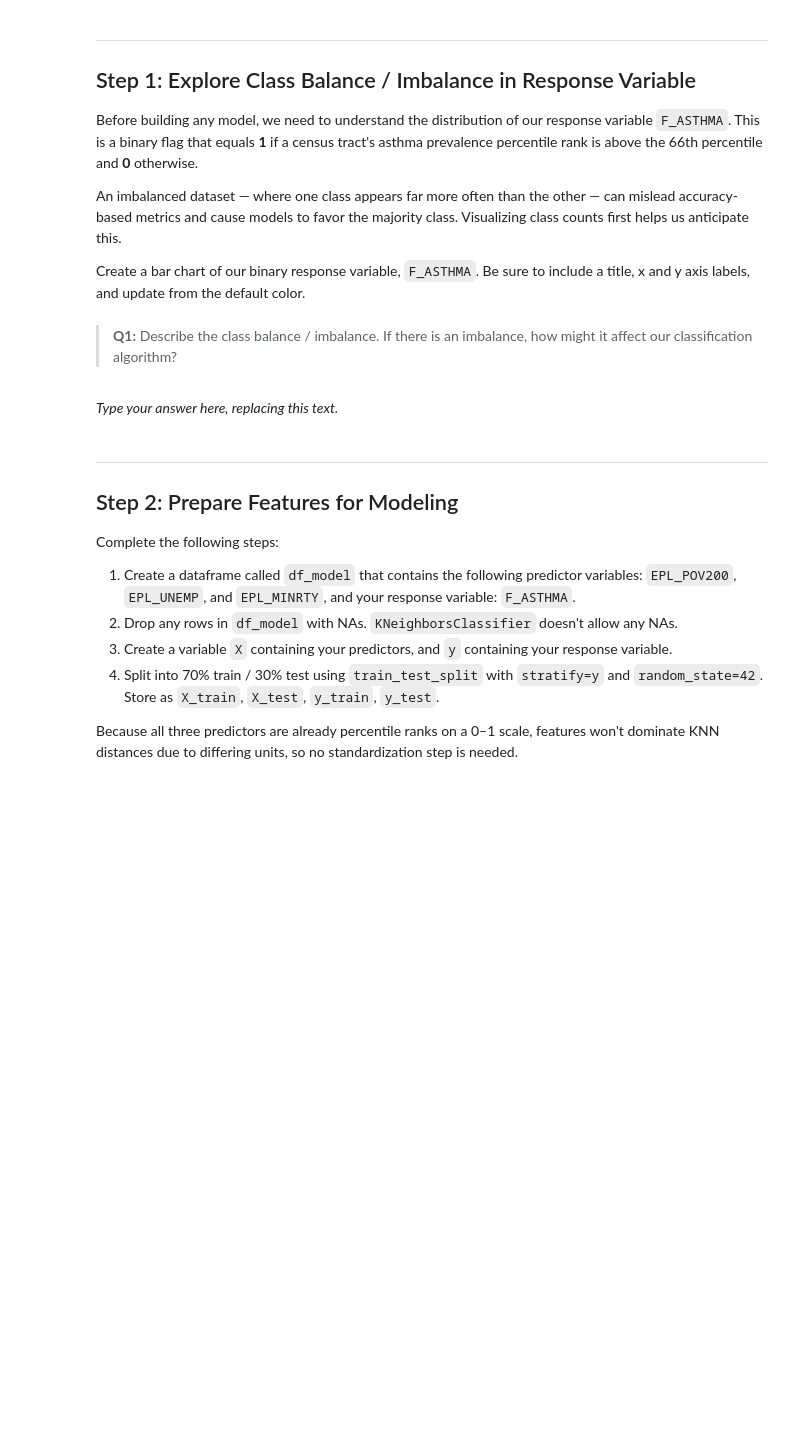
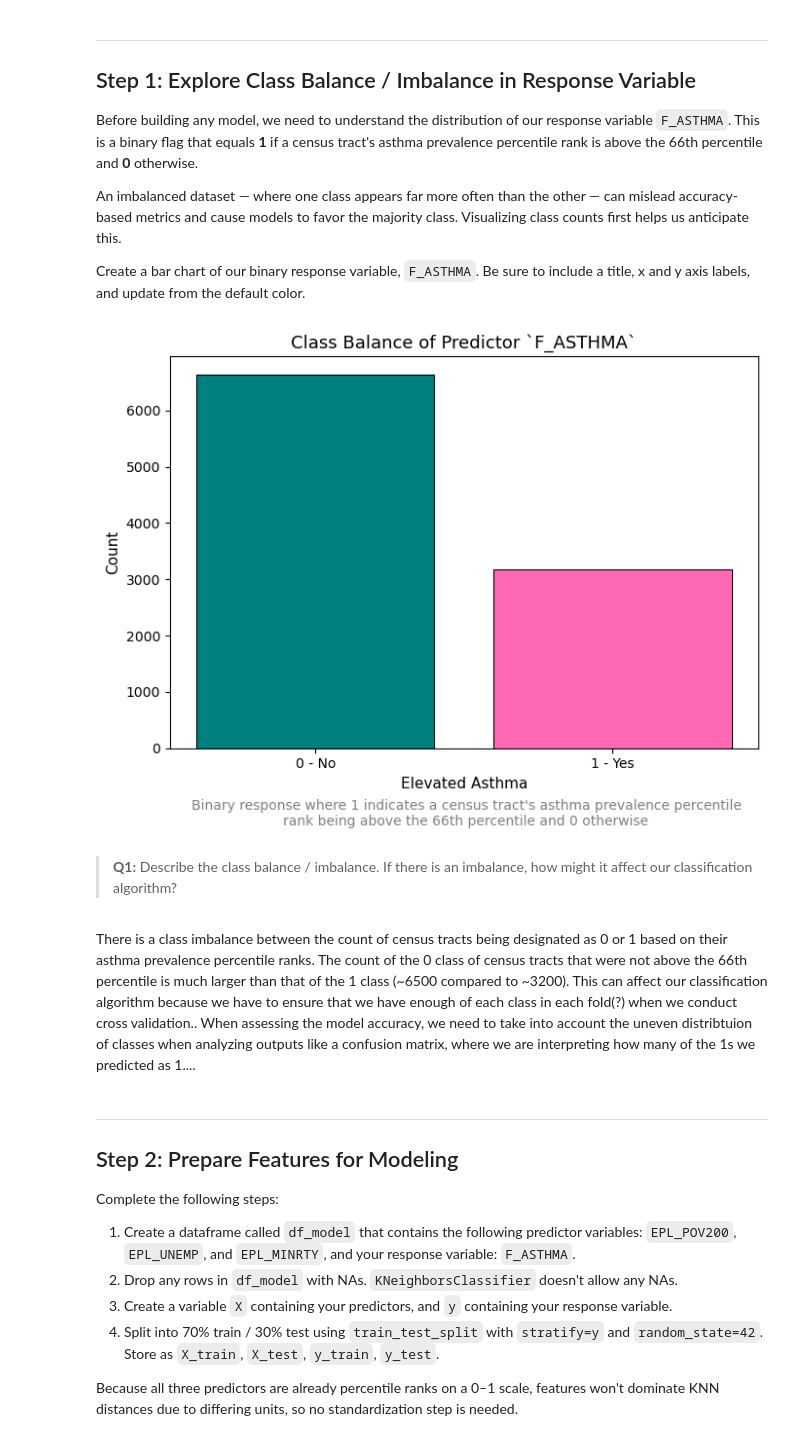
Before and after one commit to avarobillard/assignment-2, a Jupyter notebook: hw2-task2.ipynb, the cells around one changed output. Saved outputs shown, nothing was run; the diff lists cells and outputs as text; code cells hidden in the pictures; blank space fills up the shorter version.

```diff
--- a/hw2-task2.ipynb
+++ b/hw2-task2.ipynb
@@ -87,6 +93,30 @@ Before building any model, we need to understand the distribution of our respons
 An imbalanced dataset — where one class appears far more often than the other — can mislead accuracy-based metrics and cause models to favor the majority class. Visualizing class counts first helps us anticipate this.
 
 Create a bar chart of our binary response variable, `F_ASTHMA`. Be sure to include a title, x and y axis labels, and update from the default color.
+# %%
+
+import matplotlib.pyplot as plt
+
+# Count of each class
+counts = df['F_ASTHMA'].value_counts()
+
+# Create bar plot
+fig, ax = plt.subplots(figsize=(7, 5))
+
+ax.bar(counts.index, counts.values, color=['teal', 'hotpink'], edgecolor='black', linewidth=0.8)
+
+ax.set_title("Class Balance of Predictor `F_ASTHMA`", fontsize=13)
+fig.text(0.55, -0.04, "Binary response where 1 indicates a census tract's asthma prevalence percentile\nrank being above the 66th percentile and 0 otherwise", ha='center', fontsize=10, color='gray')
+ax.set_xlabel("Elevated Asthma", fontsize=11)
+ax.set_ylabel("Count", fontsize=11)
+
+ax.set_xticks([0, 1])
+ax.set_xticklabels(['0 - No', '1 - Yes'])
+
+plt.tight_layout()
+plt.show()
+# %% [output]
+[figure, added]
 # %% [markdown]
 <!-- END QUESTION -->
 
@@ -94,7 +124,7 @@ Create a bar chart of our binary response variable, `F_ASTHMA`. Be sure to inclu
 
 > **Q1:** Describe the class balance / imbalance. If there is an imbalance, how might it affect our classification algorithm?
 # %% [markdown]
-_Type your answer here, replacing this text._
+There is a class imbalance between the count of census tracts being designated as 0 or 1 based on their asthma prevalence percentile ranks. The count of the 0 class of census tracts that were not above the 66th percentile is much larger than that of the 1 class (~6500 compared to ~3200). This can affect our classification algorithm because we have to ensure that we have enough of each class in each fold(?) when we conduct cross validation.. When assessing the model accuracy, we need to take into account the uneven distribtuion of classes when analyzing outputs like a confusion matrix, where we are interpreting how many of the 1s we predicted as 1....
 # %% [markdown]
 <!-- END QUESTION -->
 
```
Also changed, not shown: parts of 8 cells of this notebook, 1 other file.
